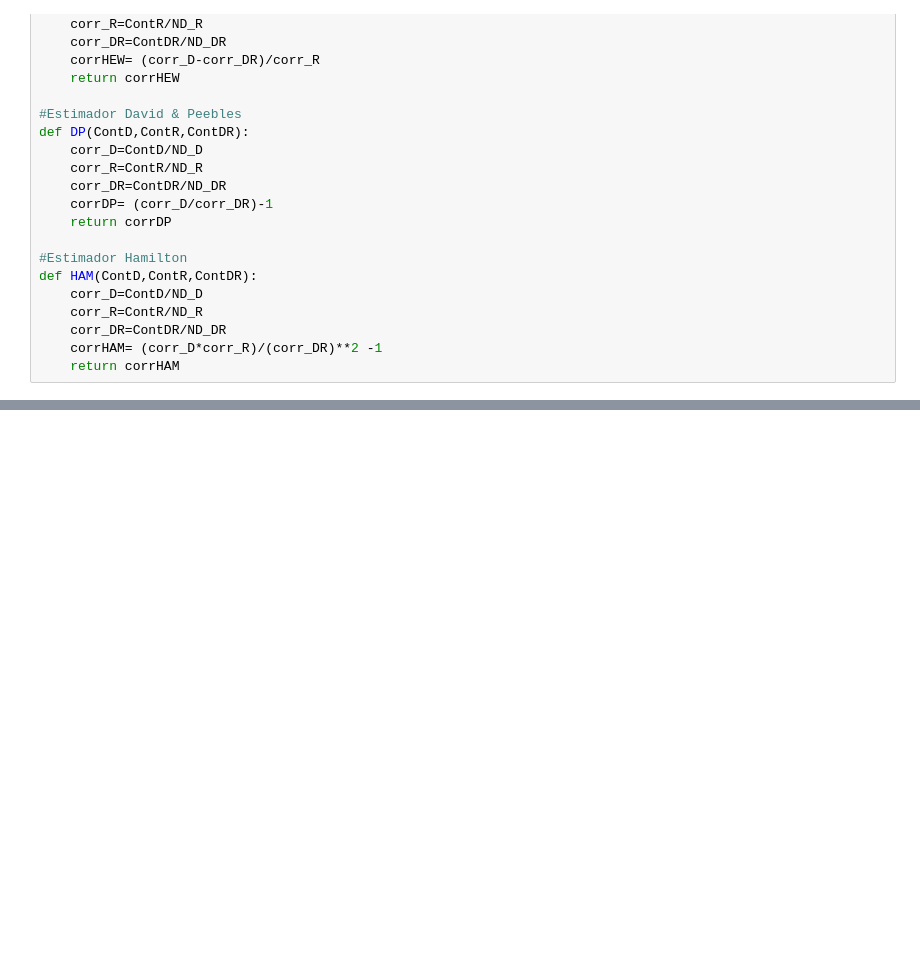
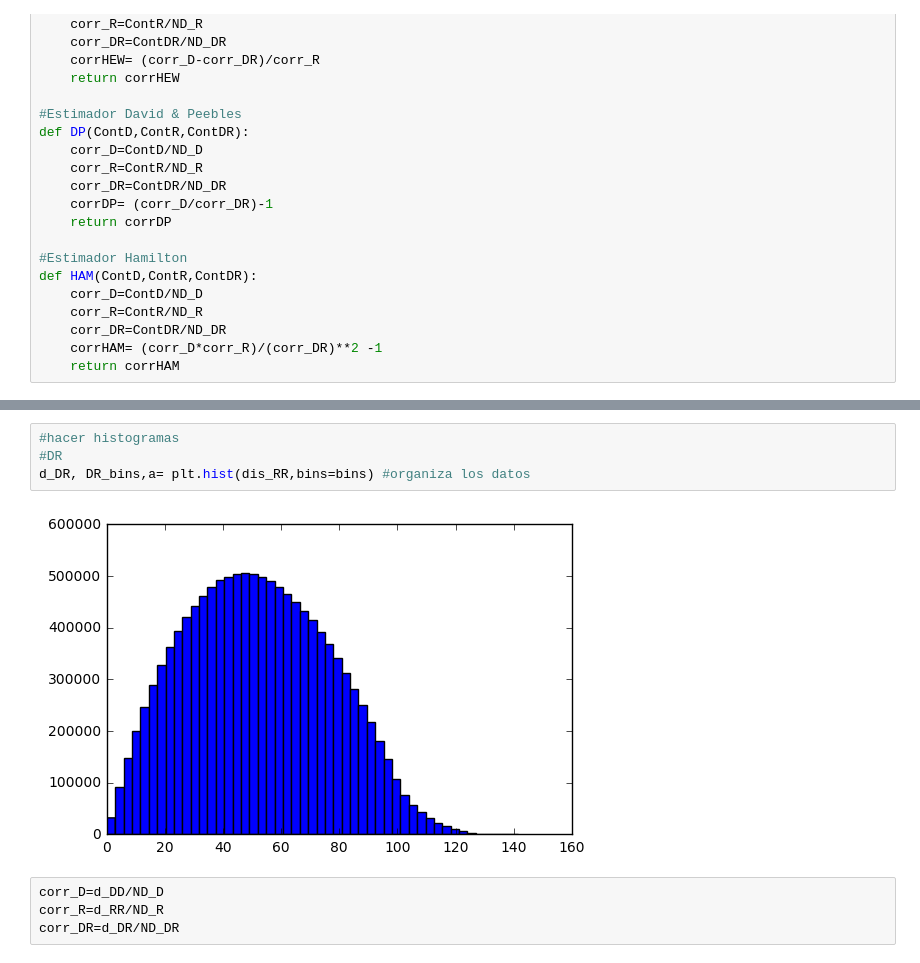
Before and after one commit to Xoca35/Semana-2, a Jupyter notebook: corr_pesos_otros.ipynb, the cells around one changed output, grey strips where cells are left out. Saved outputs shown, nothing was run; the diff lists cells and outputs as text; blank space fills up the shorter version.

```diff
--- a/corr_pesos_otros.ipynb
+++ b/corr_pesos_otros.ipynb
@@ -128,0 +178,10 @@ plt.legend()
+# %%
+#hacer histogramas
+#DR
+d_DR, DR_bins,a= plt.hist(dis_RR,bins=bins) #organiza los datos
+# %% [output]
+[figure, added]
+# %%
+corr_D=d_DD/ND_D
+corr_R=d_RR/ND_R
+corr_DR=d_DR/ND_DR
```
Also changed, not shown: parts of 19 cells of this notebook.
